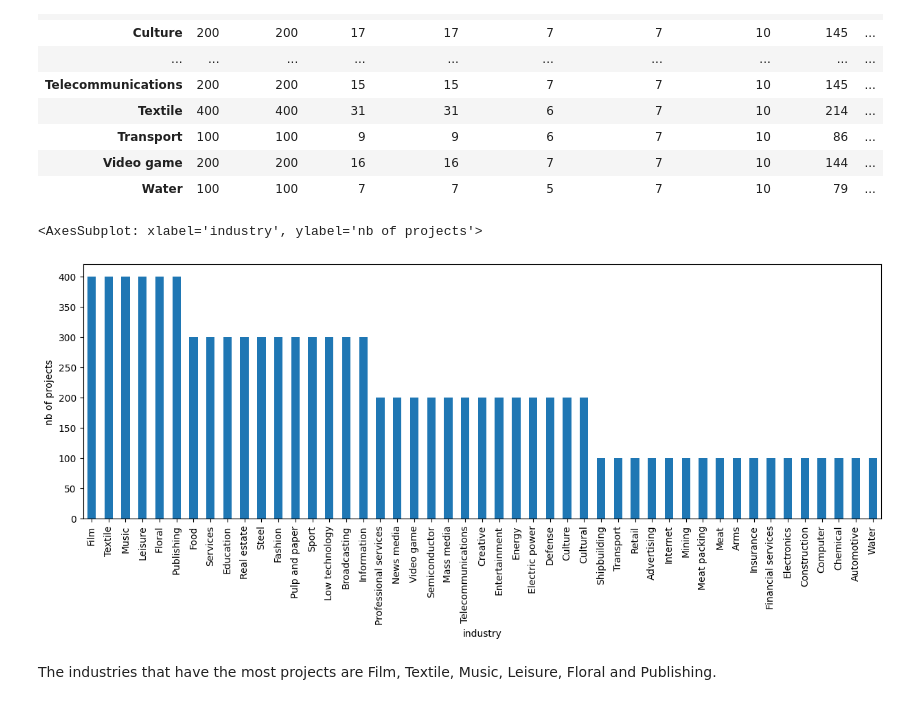
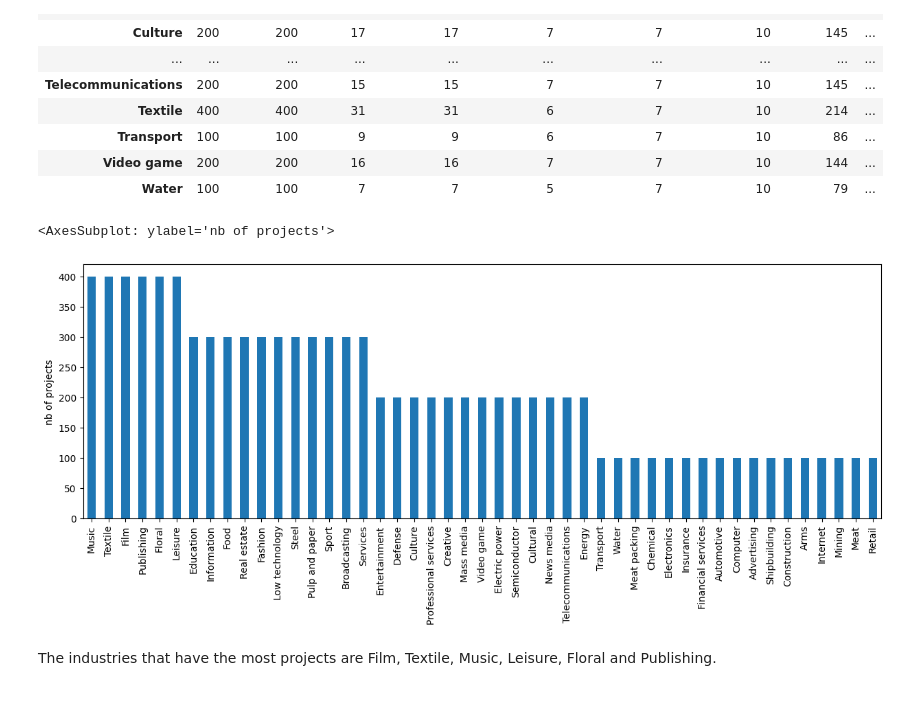
Before and after one commit to PiCindy/jupyter-coding-challenge, a Jupyter notebook: data_analysis.ipynb, the cells around one changed output. Cells and saved outputs as stored; diff of their text form; code cells hidden in the pictures.

```diff
--- a/data_analysis.ipynb
+++ b/data_analysis.ipynb
@@ -128,11 +128,11 @@ df_industry.nunique()
 # %%
 f = plt.figure()
 f.set_figwidth(15)
 plt.ylabel("nb of projects")
-df_industry.nunique()['id'].sort_values(ascending=False).plot(kind='bar')
+df['industry'].value_counts().plot(kind='bar')
 # %% [output]
-<AxesSubplot: xlabel='industry', ylabel='nb of projects'>
+<AxesSubplot: ylabel='nb of projects'>
-[figure, old version]
+[figure, new version]
 # %% [markdown]
 The industries that have the most projects are Film, Textile, Music, Leisure, Floral and Publishing.
 # %%
```
Also changed, not shown: parts of 4 cells of this notebook.
